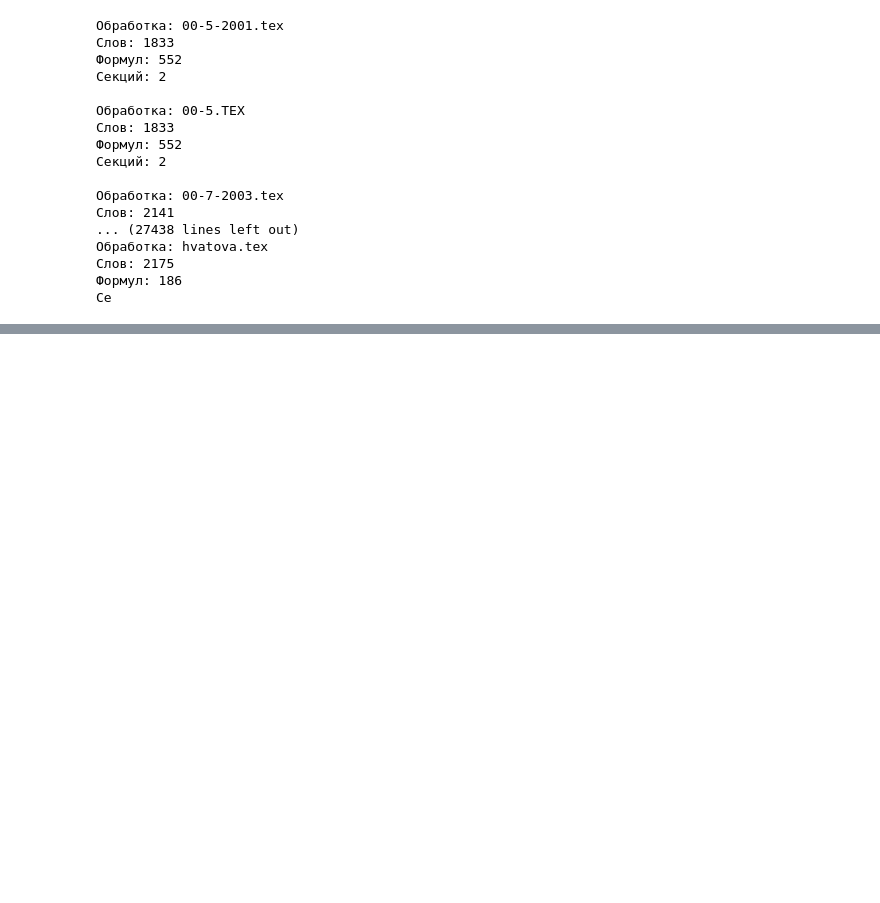
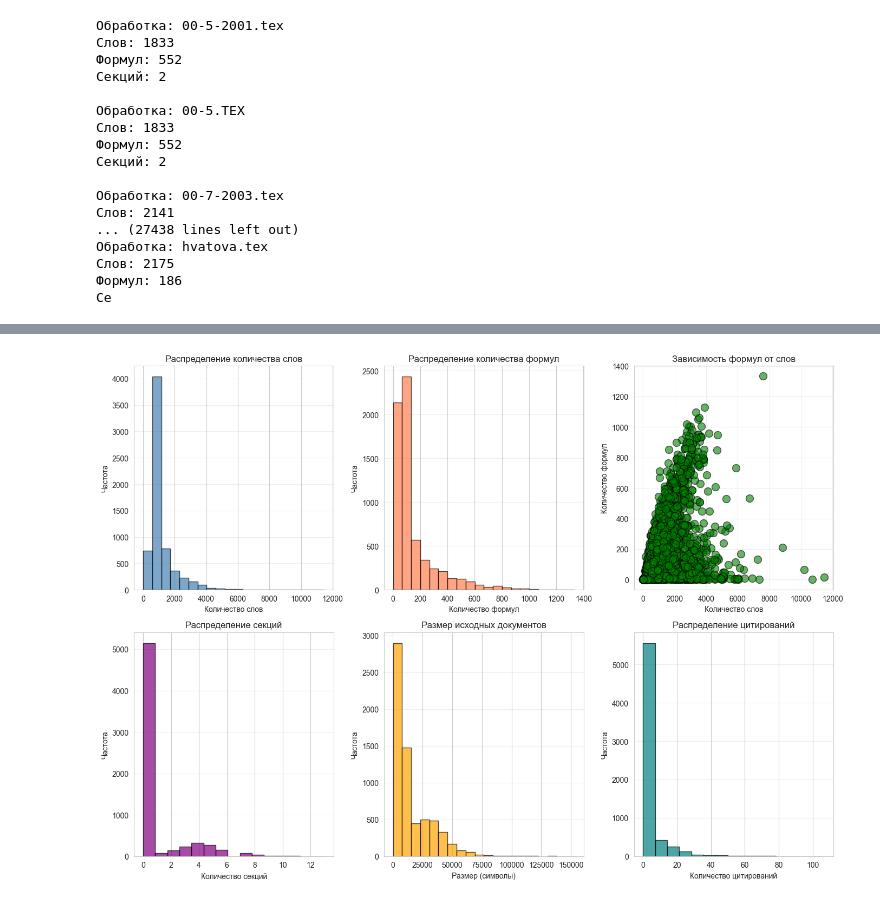
Before and after one commit to AnastasiyaMartynova/graduation_thesis, a Jupyter notebook: main.ipynb, the cells around one changed output, grey strips where cells are left out. Drawn from its saved outputs; the diff is of its cells as text; code cells hidden in the pictures; blank space fills up the shorter version.

Commit message:
Statistics and visualization

```diff
--- a/main.ipynb
+++ b/main.ipynb
@@ -293,0 +329,83 @@ for i, (doc, filename) in enumerate(zip(documents, filenames)):
+# %%
+# Визуализвци
+
+# Распределение количества слов
+plt.figure(figsize=(14, 10))
+
+plt.subplot(2, 3, 1)
+plt.hist(df_stats['word_count'], bins=20, color='steelblue', edgecolor='black', alpha=0.7)
+plt.xlabel('Количество слов')
+plt.ylabel('Частота')
+plt.title('Распределение количества слов')
+plt.grid(axis='y', alpha=0.3)
+
+# Распределение количества формул
+plt.subplot(2, 3, 2)
+plt.hist(df_stats['formula_count'], bins=20, color='coral', edgecolor='black', alpha=0.7)
+plt.xlabel('Количество формул')
+plt.ylabel('Частота')
+plt.title('Распределение количества формул')
+plt.grid(axis='y', alpha=0.3)
+
+# Корреляция слов и формул
+plt.subplot(2, 3, 3)
+plt.scatter(df_stats['word_count'], df_stats['formula_count'],
+            alpha=0.6, s=100, color='green', edgecolor='black')
+plt.xlabel('Количество слов')
+plt.ylabel('Количество формул')
+plt.title('Зависимость формул от слов')
+plt.grid(True, alpha=0.3)
+
+# Количество секций
+plt.subplot(2, 3, 4)
+plt.hist(df_stats['section_count'], bins=15, color='purple', edgecolor='black', alpha=0.7)
+plt.xlabel('Количество секций')
+plt.ylabel('Частота')
+plt.title('Распределение секций')
+plt.grid(axis='y', alpha=0.3)
+
+# Размер документов
+plt.subplot(2, 3, 5)
+plt.hist(df_stats['original_size'], bins=20, color='orange', edgecolor='black', alpha=0.7)
+plt.xlabel('Размер (символы)')
+plt.ylabel('Частота')
+plt.title('Размер исходных документов')
+plt.grid(axis='y', alpha=0.3)
+
+# Количество цитирований
+plt.subplot(2, 3, 6)
+plt.hist(df_stats['citation_count'], bins=15, color='teal', edgecolor='black', alpha=0.7)
+plt.xlabel('Количество цитирований')
+plt.ylabel('Частота')
+plt.title('Распределение цитирований')
+plt.grid(axis='y', alpha=0.3)
+
+plt.tight_layout()
+plt.savefig('corpus_analysis_basic.png', dpi=300, bbox_inches='tight')
+print("График сохранен: 'corpus_analysis_basic.png'")
+
+# Топ документов
+plt.figure(figsize=(14, 6))
+
+plt.subplot(1, 2, 1)
+top_words = df_stats.nlargest(10, 'word_count')
+plt.barh(range(len(top_words)), top_words['word_count'], color='steelblue', alpha=0.7)
+plt.yticks(range(len(top_words)), [f[:20] + '...' if len(f) > 20 else f
+                                        for f in top_words['filename']], fontsize=8)
+plt.xlabel('Количество слов')
+plt.title('Топ-10 документов по количеству слов')
+plt.grid(axis='x', alpha=0.3)
+
+plt.subplot(1, 2, 2)
+top_formulas = df_stats.nlargest(10, 'formula_count')
+plt.barh(range(len(top_formulas)), top_formulas['formula_count'], color='coral', alpha=0.7)
+plt.yticks(range(len(top_formulas)), [f[:20] + '...' if len(f) > 20 else f
+                                        for f in top_formulas['filename']], fontsize=8)
+plt.xlabel('Количество формул')
+plt.title('Топ-10 документов по количеству формул')
+plt.grid(axis='x', alpha=0.3)
+
+plt.tight_layout()
+plt.savefig('corpus_analysis_top_documents.png', dpi=300, bbox_inches='tight')
+print("График сохранен: 'corpus_analysis_top_documents.png'")
+# %% [output]
@@ -293,0 +414 @@ for i, (doc, filename) in enumerate(zip(documents, filenames)):
+[figure, added]
```
Also changed, not shown: parts of 2 cells of this notebook, 5 other files.
